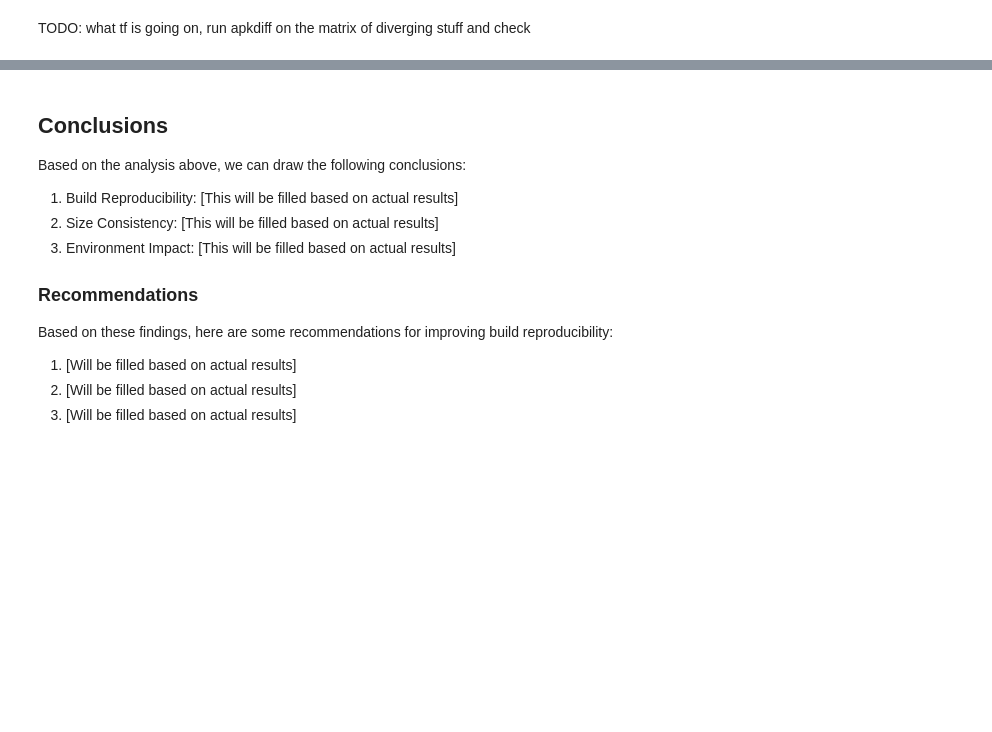
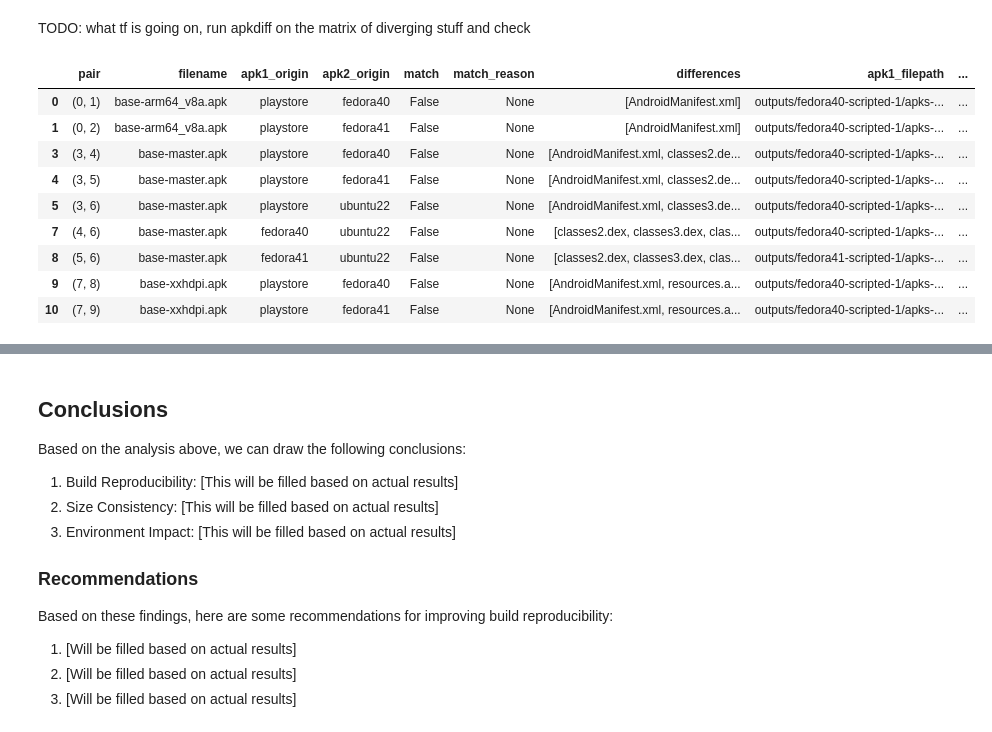
Before and after one commit to TheTechZone/reproducible-tests, a Jupyter notebook: analysis.ipynb, the cells around one changed output, grey strips where cells are left out. Saved outputs shown, nothing was run; the diff lists cells and outputs as text; code cells hidden in the pictures; blank space fills up the shorter version.

```diff
--- a/analysis.ipynb
+++ b/analysis.ipynb
@@ -677,3 +678,17 @@ apkdiff_results[
 So: `fedora41` and `fedora40` are reproducible (according to apkdiff). `base-master.apk` differs between ubuntu and fedora. either way, no one matches playstore :C
 # %% [markdown]
 TODO: what tf is going on, run apkdiff on the matrix of diverging stuff and check
+# %%
+mismatched = apkdiff_results[~apkdiff_results["match"]]
+mismatched
+# %% [output]
+|  | pair | filename | apk1_origin | apk2_origin | match | match_reason | differences | apk1_filepath | ... |
+| 0 | (0, 1) | base-arm64_v8a.apk | playstore | fedora40 | False | None | [AndroidManifest.xml] | outputs/fedora40-scripted-1/apks-... | ... |
+| 1 | (0, 2) | base-arm64_v8a.apk | playstore | fedora41 | False | None | [AndroidManifest.xml] | outputs/fedora40-scripted-1/apks-... | ... |
+| 3 | (3, 4) | base-master.apk | playstore | fedora40 | False | None | [AndroidManifest.xml, classes2.de... | outputs/fedora40-scripted-1/apks-... | ... |
+| 4 | (3, 5) | base-master.apk | playstore | fedora41 | False | None | [AndroidManifest.xml, classes2.de... | outputs/fedora40-scripted-1/apks-... | ... |
+| 5 | (3, 6) | base-master.apk | playstore | ubuntu22 | False | None | [AndroidManifest.xml, classes3.de... | outputs/fedora40-scripted-1/apks-... | ... |
+| 7 | (4, 6) | base-master.apk | fedora40 | ubuntu22 | False | None | [classes2.dex, classes3.dex, clas... | outputs/fedora40-scripted-1/apks-... | ... |
+| 8 | (5, 6) | base-master.apk | fedora41 | ubuntu22 | False | None | [classes2.dex, classes3.dex, clas... | outputs/fedora41-scripted-1/apks-... | ... |
+| 9 | (7, 8) | base-xxhdpi.apk | playstore | fedora40 | False | None | [AndroidManifest.xml, resources.a... | outputs/fedora40-scripted-1/apks-... | ... |
+| 10 | (7, 9) | base-xxhdpi.apk | playstore | fedora41 | False | None | [AndroidManifest.xml, resources.a... | outputs/fedora40-scripted-1/apks-... | ... |
```
Also changed, not shown: parts of 10 cells of this notebook.
